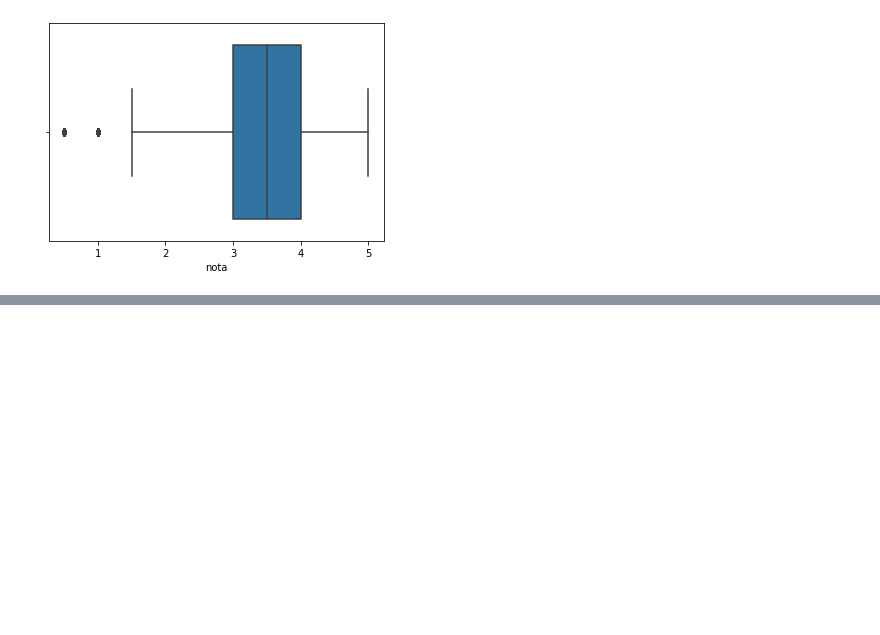
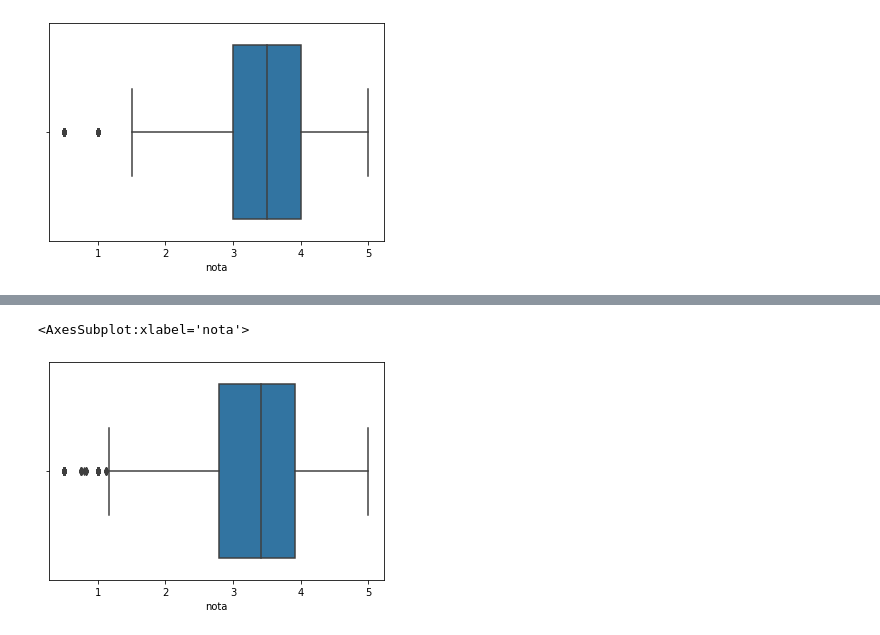
Before and after one commit to BrunaMello/Data-Science-Primeiros-Passos, a Jupyter notebook: Introducao a Data Science.ipynb, the cells around one changed output, grey strips where cells are left out. Drawn from its saved outputs; the diff is of its cells as text; code cells hidden in the pictures; blank space fills up the shorter version.

```diff
--- a/Introducao a Data Science.ipynb
+++ b/Introducao a Data Science.ipynb
@@ -70,0 +109,5 @@ sns.boxplot(notas.nota)
+# %%
+sns.boxplot(media_por_filme)
+# %% [output]
+<AxesSubplot:xlabel='nota'>
+[figure, added]
```
Also changed, not shown: parts of 9 cells of this notebook.
